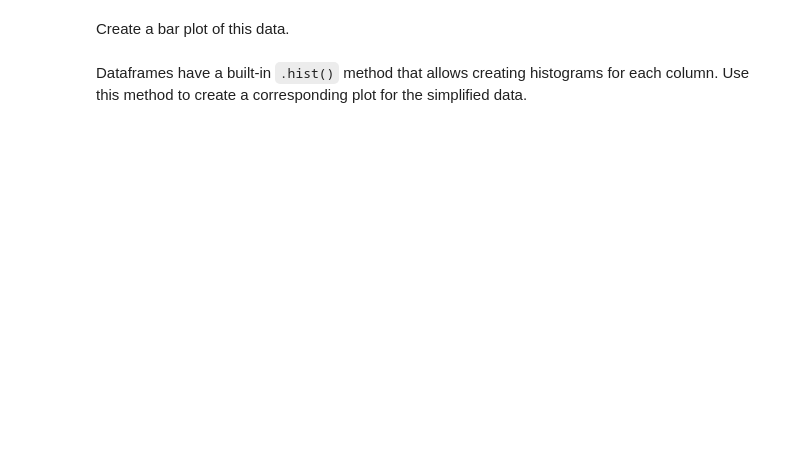
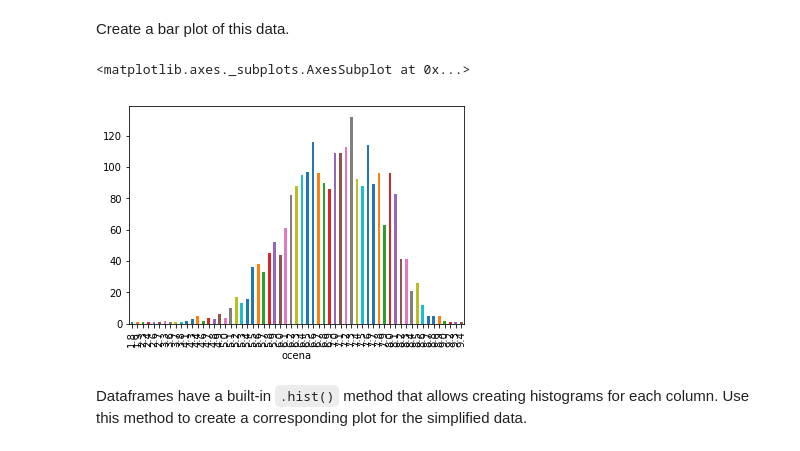
Before and after one commit to besednjaksimon/programiranje-1, a Jupyter notebook: 3-analiza-podatkov/vaje/pandas_101.ipynb, the cells around one changed output. Drawn from its saved outputs; the diff is of its cells as text; code cells hidden in the pictures; blank space fills up the shorter version.

```diff
--- a/3-analiza-podatkov/vaje/pandas_101.ipynb
+++ b/3-analiza-podatkov/vaje/pandas_101.ipynb
@@ -8,11 +8,15 @@
 ### Loading pandas and our data
 # %%
 # naložimo paket
-
+import pandas as pd
 
 # ker bomo delali z velikimi razpredelnicami, povemo, da naj se vedno izpiše le 10 vrstic
-
+pd.options.display.max_rows = 10
 
 # select an interactive "notebook" plot style
+import matplotlib
+import matplotlib.pyplot as plt
+%matplotlib
 
 # naložimo razpredelnico, s katero bomo delali
+filmi = pd.read_csv('../predavanja/obdelani-podatki/filmi.csv', index_col='id')
@@ -38,4 +114,8 @@ Round the extracted rating series to the nearest integer using the `round()` fun
 # %% [markdown]
 Add the rounded value to the filmi dataframe.
+# %%
+filmi['zaokrozene_ocene'] = filmi.ocena.round()
 # %% [markdown]
 Remove the newly added column using the `.drop()` method with a `columns = ` argument.
+# %%
+filmi = filmi.drop(columns='zaokrozene_ocene')
@@ -60,3 +212,7 @@ Hint: Use the `.apply()` method to create a filter from the `naslov` column.
 ### Histograms: Counting frequencies of values
 
 Group the films by rating, then number of occurances of each rating.
+# %%
+filmi_rating = filmi.groupby('ocena')
+filmi_rating = filmi_rating.size()
+filmi_rating
@@ -63,4 +233,9 @@ Group the films by rating, then number of occurances of each rating.
 # %% [markdown]
 Create a bar plot of this data.
+# %%
+filmi_rating.plot.bar()
+# %% [output]
+<matplotlib.axes._subplots.AxesSubplot at 0x...>
+[figure, added]
 # %% [markdown]
 Dataframes have a built-in `.hist()` method that allows creating histograms for each column. Use this method to create a corresponding plot for the simplified data.
```
Also changed, not shown: parts of 14 cells of this notebook, 1 other file.
